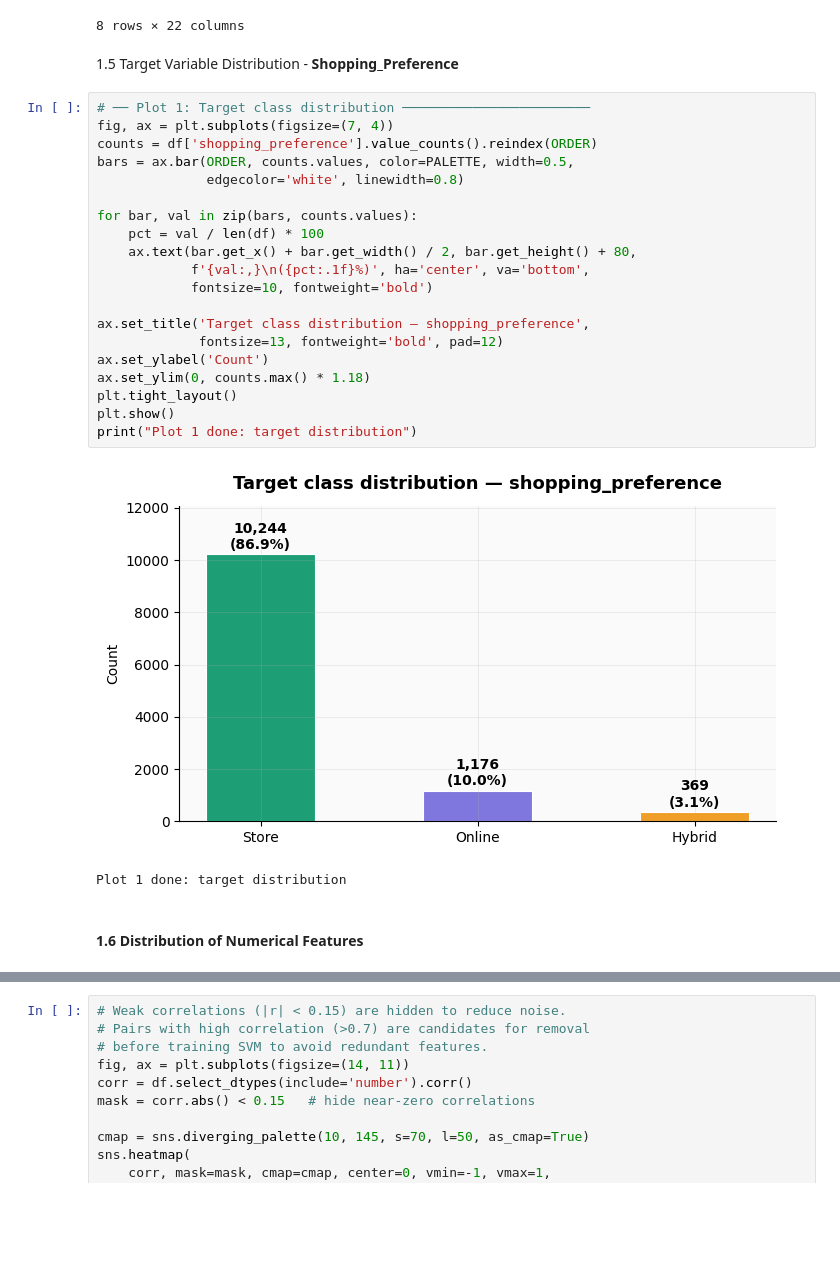
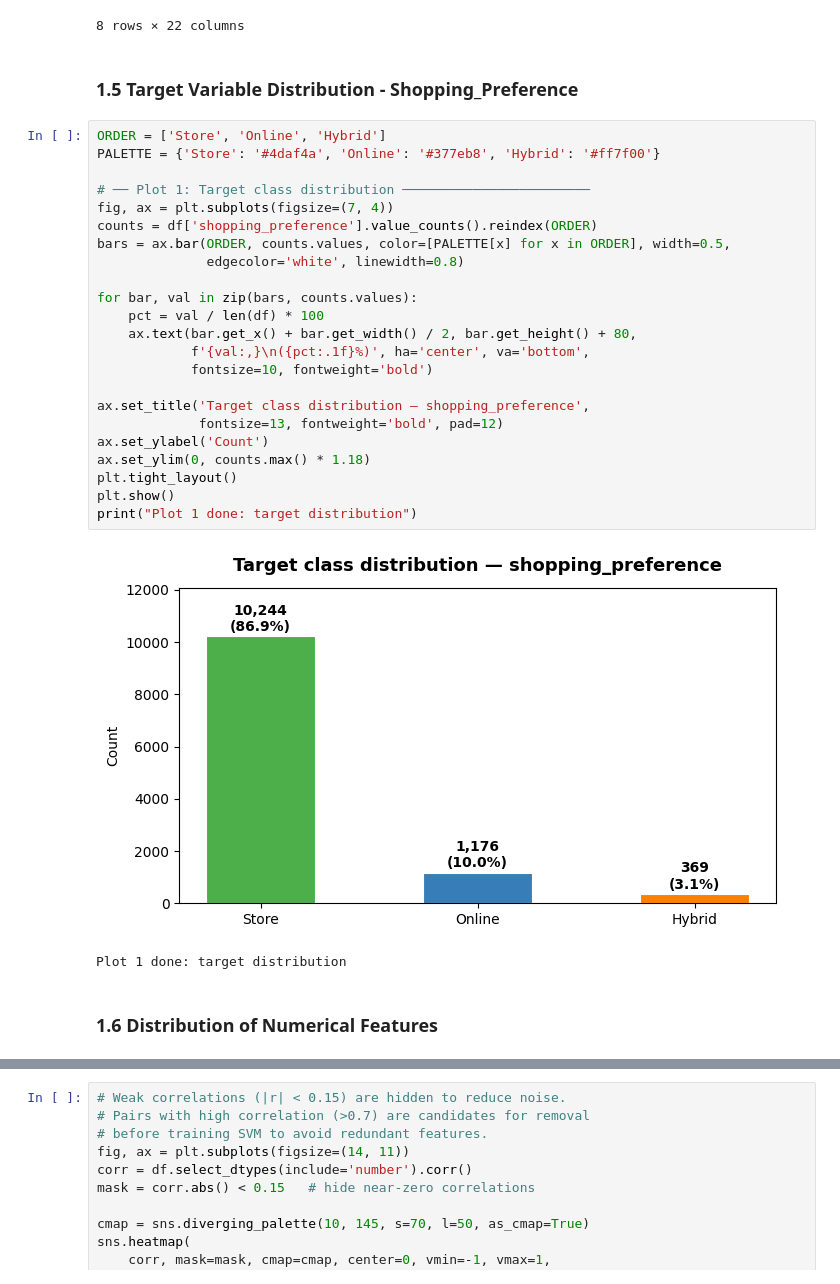
Before and after one commit to eimoehtet/shopping-preferences-prediction, a Jupyter notebook: shopping_preferences_using_SVM.ipynb, the cells around one changed output, grey strips where cells are left out. Drawn from its saved outputs; the diff is of its cells as text; blank space fills up the shorter version.

```diff
--- a/shopping_preferences_using_SVM.ipynb
+++ b/shopping_preferences_using_SVM.ipynb
@@ -103,32 +103,35 @@ display(df.describe())
 | max | 79.000000 | 249989.000000 | 12.000000 | 14.000000 | 6.000000 | ... |
 8 rows × 22 columns
 # %% [markdown]
-1.5 Target Variable Distribution - **Shopping_Preference**
+### 1.5 Target Variable Distribution - **Shopping_Preference**
 # %%
+ORDER = ['Store', 'Online', 'Hybrid']
+PALETTE = {'Store': '#4daf4a', 'Online': '#377eb8', 'Hybrid': '#ff7f00'}
+
 # ── Plot 1: Target class distribution ────────────────────────
 fig, ax = plt.subplots(figsize=(7, 4))
 counts = df['shopping_preference'].value_counts().reindex(ORDER)
-bars = ax.bar(ORDER, counts.values, color=PALETTE, width=0.5,
+bars = ax.bar(ORDER, counts.values, color=[PALETTE[x] for x in ORDER], width=0.5,
               edgecolor='white', linewidth=0.8)
 
 for bar, val in zip(bars, counts.values):
     pct = val / len(df) * 100
     ax.text(bar.get_x() + bar.get_width() / 2, bar.get_height() + 80,
             f'{val:,}\n({pct:.1f}%)', ha='center', va='bottom',
             fontsize=10, fontweight='bold')
 
 ax.set_title('Target class distribution — shopping_preference',
              fontsize=13, fontweight='bold', pad=12)
 ax.set_ylabel('Count')
 ax.set_ylim(0, counts.max() * 1.18)
 plt.tight_layout()
 plt.show()
 print("Plot 1 done: target distribution")
 # %% [output]
-[figure, old version]
+[figure, new version]
 Plot 1 done: target distribution
 # %% [markdown]
-#### 1.6 Distribution of Numerical Features
+### 1.6 Distribution of Numerical Features
 # %%
 import math
 NUMERIC_COLS = df.select_dtypes(include=np.number).columns.tolist()
```
Also changed, not shown: parts of 23 cells of this notebook.
